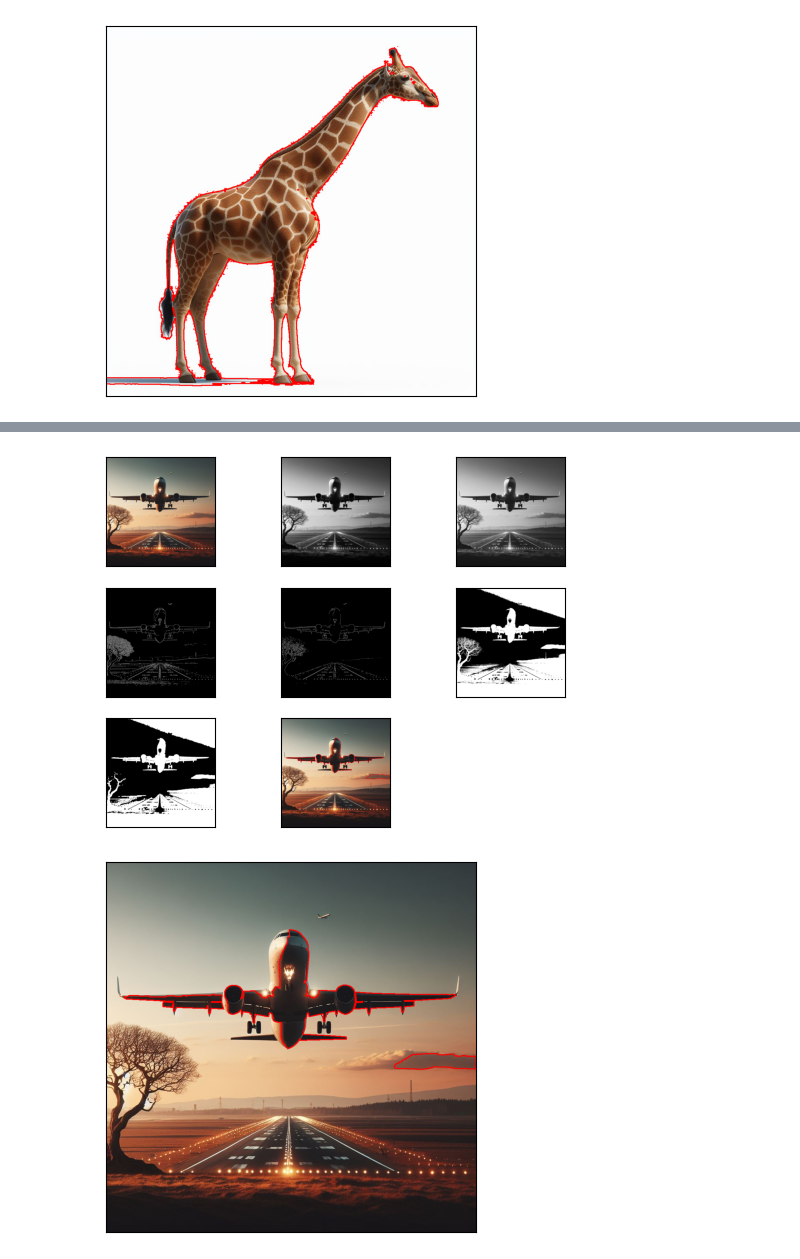
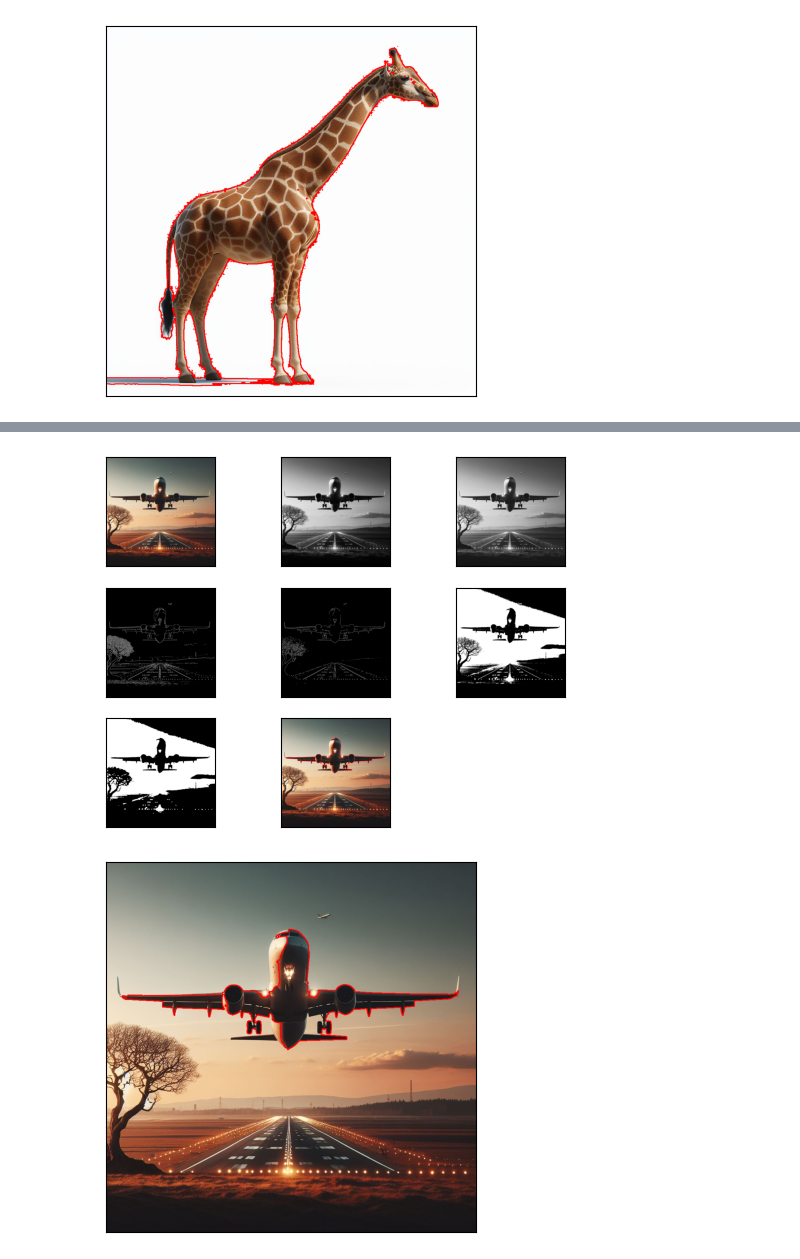
Before and after one commit to FelipeOrlandoLanzara/CC7711-Inteligencia-Artificial-e-Robotica, a Jupyter notebook: Laboratório/Lab06- Visão Computacional/contorno.ipynb, the cells around one changed output, grey strips where cells are left out. Saved outputs shown, nothing was run; the diff lists cells and outputs as text; code cells hidden in the pictures.

```diff
--- a/Laboratório/Lab06- Visão Computacional/contorno.ipynb
+++ b/Laboratório/Lab06- Visão Computacional/contorno.ipynb
@@ -71,14 +71,15 @@ img_gray = cv2.cvtColor(img, cv2.COLOR_RGB2GRAY)
 a = img_gray.max()
 
 # Binariza a imagem com limiar
-_, thresh = cv2.threshold(img_gray, a * 0.3, a, cv2.THRESH_BINARY_INV)
+_, thresh = cv2.threshold(img_gray, a * 0.33333, a, cv2.THRESH_BINARY)
 
 # Reduz ruídos com morfologia
-tamanhoKernel = 5
+tamanhoKernel = 65
 kernel = np.ones((tamanhoKernel, tamanhoKernel), np.uint8)
 thresh_open = cv2.morphologyEx(thresh, cv2.MORPH_OPEN, kernel)
 
 # Aplica desfoque (blurring)
+
 img_blur = cv2.blur(img_gray, ksize=(tamanhoKernel, tamanhoKernel))
 
 # Detecção de bordas com Canny
@@ -88,7 +89,7 @@ edges_blur = cv2.Canny(image=img_blur, threshold1=a / 2, threshold2=a / 2)
 # Encontra contornos
 contours, hierarchy = cv2.findContours(
     image=thresh,
-    mode=cv2.RETR_TREE,
+    mode=cv2.RETR_EXTERNAL,
     method=cv2.CHAIN_APPROX_SIMPLE)
 
 # Ordena os contornos por área (decrescente)
@@ -122,6 +123,5 @@ plt.show()
 # Mostra apenas o resultado final com contorno filtrado
 plt.imshow(img_copy)
 plt.xticks([]), plt.yticks([])
-plt.title("Somente contorno do satélite")
 plt.show()
 # %% [output]
@@ -142,7 +142,7 @@ img_gray = cv2.cvtColor(img, cv2.COLOR_RGB2GRAY)
 a = img_gray.max()
 
 # Threshold ajustado
-_, thresh = cv2.threshold(img_gray, a * 0.4, a, cv2.THRESH_BINARY_INV)
+_, thresh = cv2.threshold(img_gray, a * 0.4, a, cv2.THRESH_BINARY)
 
 # Operações morfológicas
 tamanhoKernel = 5
@@ -169,33 +169,33 @@ altura_img = img.shape[0]
 
 filtered_contours = []
 for cnt in contours:
     area = cv2.contourArea(cnt)
     if min_area < area < max_area:
         _, y, _, h = cv2.boundingRect(cnt)
-        if y + h/2 < altura_img * 0.7:  # Se estiver na parte de cima da imagem
+        if y + h/2 < altura_img * 0.75:
             filtered_contours.append(cnt)
 
 # Desenha os contornos filtrados
 img_copy = img.copy()
 final = cv2.drawContours(img_copy, filtered_contours, contourIdx=-1,
                          color=(255, 0, 0), thickness=2)
 
 # Plota as imagens
 imagens = [img, img_blur, img_gray, edges_gray, edges_blur, thresh, thresh_open, final]
 formatoX = math.ceil(len(imagens) ** 0.5)
 formatoY = formatoX if (formatoX ** 2 - len(imagens)) <= formatoX else formatoX - 1
 
 for i in range(len(imagens)):
     plt.subplot(formatoY, formatoX, i + 1)
     plt.imshow(imagens[i], 'gray')
     plt.xticks([]), plt.yticks([])
 
 plt.show()
 
 # Mostra só a imagem final com contorno
 plt.imshow(final, 'gray')
 plt.xticks([]), plt.yticks([])
 plt.show()
 # %% [output]
-[figure, old version]
+[figure, new version]
-[figure, old version]
+[figure, new version]
```
Also changed, not shown: parts of 1 cell of this notebook.
